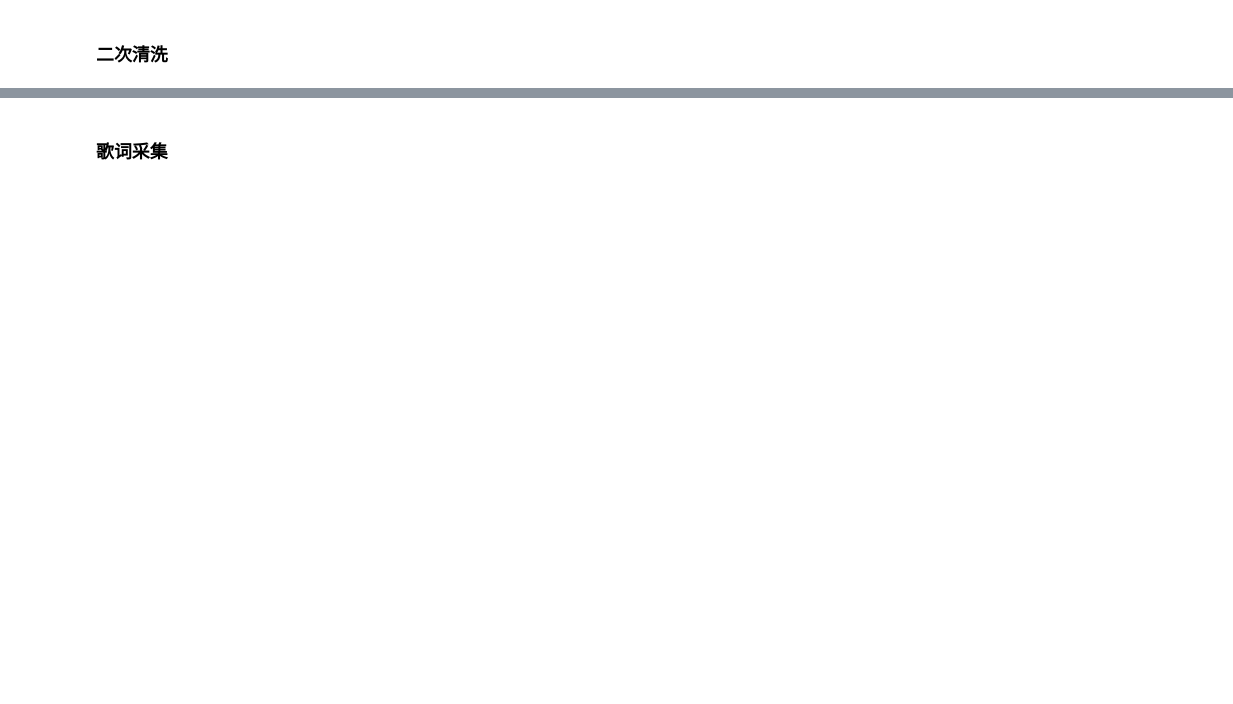
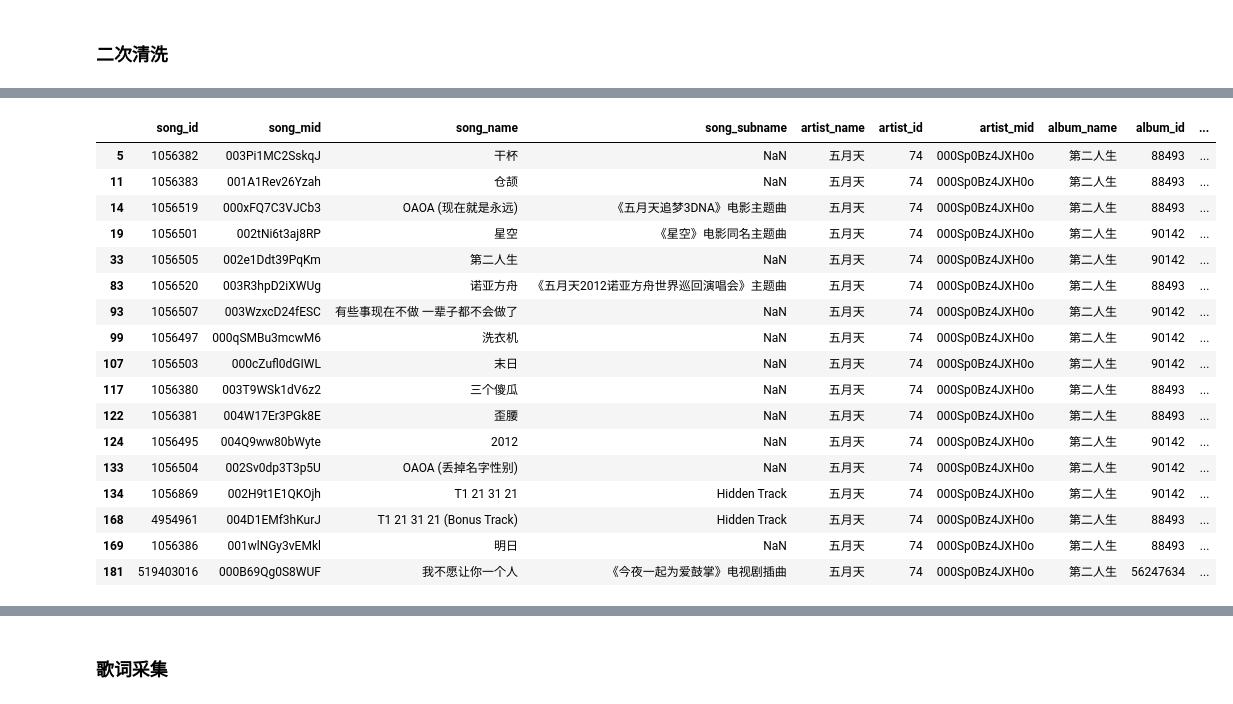
Before and after one commit to Kofi-W/net_charts, a Jupyter notebook: songs/data_crawler_qq.ipynb, the cells around one changed output, grey strips where cells are left out. Cells and saved outputs as stored; diff of their text form; code cells hidden in the pictures; blank space fills up the shorter version.

```diff
--- a/songs/data_crawler_qq.ipynb
+++ b/songs/data_crawler_qq.ipynb
@@ -508,0 +777,21 @@ song_data_cleared
+# %%
+song_data_cleared_2[song_data_cleared_2['album_name'] == '第二人生']
+# %% [output]
+|  | song_id | song_mid | song_name | song_subname | artist_name | artist_id | artist_mid | album_name | album_id | ... |
+| 5 | 1056382 | 003Pi1MC2SskqJ | 干杯 | NaN | 五月天 | 74 | 000Sp0Bz4JXH0o | 第二人生 | 88493 | ... |
+| 11 | 1056383 | 001A1Rev26Yzah | 仓颉 | NaN | 五月天 | 74 | 000Sp0Bz4JXH0o | 第二人生 | 88493 | ... |
+| 14 | 1056519 | 000xFQ7C3VJCb3 | OAOA (现在就是永远) | 《五月天追梦3DNA》电影主题曲 | 五月天 | 74 | 000Sp0Bz4JXH0o | 第二人生 | 88493 | ... |
+| 19 | 1056501 | 002tNi6t3aj8RP | 星空 | 《星空》电影同名主题曲 | 五月天 | 74 | 000Sp0Bz4JXH0o | 第二人生 | 90142 | ... |
+| 33 | 1056505 | 002e1Ddt39PqKm | 第二人生 | NaN | 五月天 | 74 | 000Sp0Bz4JXH0o | 第二人生 | 90142 | ... |
+| 83 | 1056520 | 003R3hpD2iXWUg | 诺亚方舟 | 《五月天2012诺亚方舟世界巡回演唱会》主题曲 | 五月天 | 74 | 000Sp0Bz4JXH0o | 第二人生 | 88493 | ... |
+| 93 | 1056507 | 003WzxcD24fESC | 有些事现在不做 一辈子都不会做了 | NaN | 五月天 | 74 | 000Sp0Bz4JXH0o | 第二人生 | 90142 | ... |
+| 99 | 1056497 | 000qSMBu3mcwM6 | 洗衣机 | NaN | 五月天 | 74 | 000Sp0Bz4JXH0o | 第二人生 | 90142 | ... |
+| 107 | 1056503 | 000cZufl0dGIWL | 末日 | NaN | 五月天 | 74 | 000Sp0Bz4JXH0o | 第二人生 | 90142 | ... |
+| 117 | 1056380 | 003T9WSk1dV6z2 | 三个傻瓜 | NaN | 五月天 | 74 | 000Sp0Bz4JXH0o | 第二人生 | 88493 | ... |
+| 122 | 1056381 | 004W17Er3PGk8E | 歪腰 | NaN | 五月天 | 74 | 000Sp0Bz4JXH0o | 第二人生 | 88493 | ... |
+| 124 | 1056495 | 004Q9ww80bWyte | 2012 | NaN | 五月天 | 74 | 000Sp0Bz4JXH0o | 第二人生 | 90142 | ... |
+| 133 | 1056504 | 002Sv0dp3T3p5U | OAOA (丢掉名字性别) | NaN | 五月天 | 74 | 000Sp0Bz4JXH0o | 第二人生 | 90142 | ... |
+| 134 | 1056869 | 002H9t1E1QKOjh | T1 21 31 21 | Hidden Track | 五月天 | 74 | 000Sp0Bz4JXH0o | 第二人生 | 90142 | ... |
+| 168 | 4954961 | 004D1EMf3hKurJ | T1 21 31 21 (Bonus Track) | Hidden Track | 五月天 | 74 | 000Sp0Bz4JXH0o | 第二人生 | 88493 | ... |
+| 169 | 1056386 | 001wlNGy3vEMkl | 明日 | NaN | 五月天 | 74 | 000Sp0Bz4JXH0o | 第二人生 | 88493 | ... |
+| 181 | 519403016 | 000B69Qg0S8WUF | 我不愿让你一个人 | 《今夜一起为爱鼓掌》电视剧插曲 | 五月天 | 74 | 000Sp0Bz4JXH0o | 第二人生 | 56247634 | ... |
```
Also changed, not shown: parts of 29 cells of this notebook, 8 other files.
